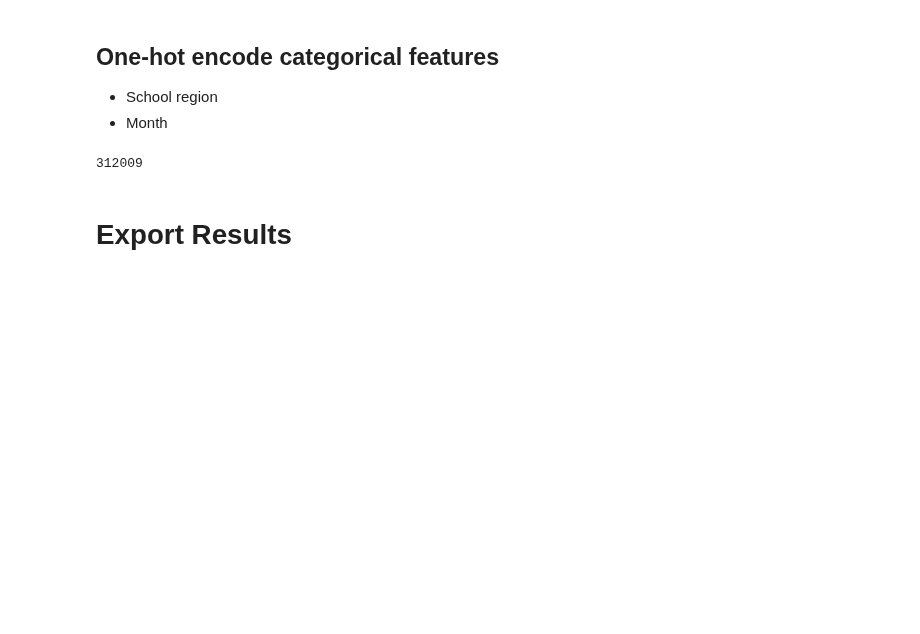
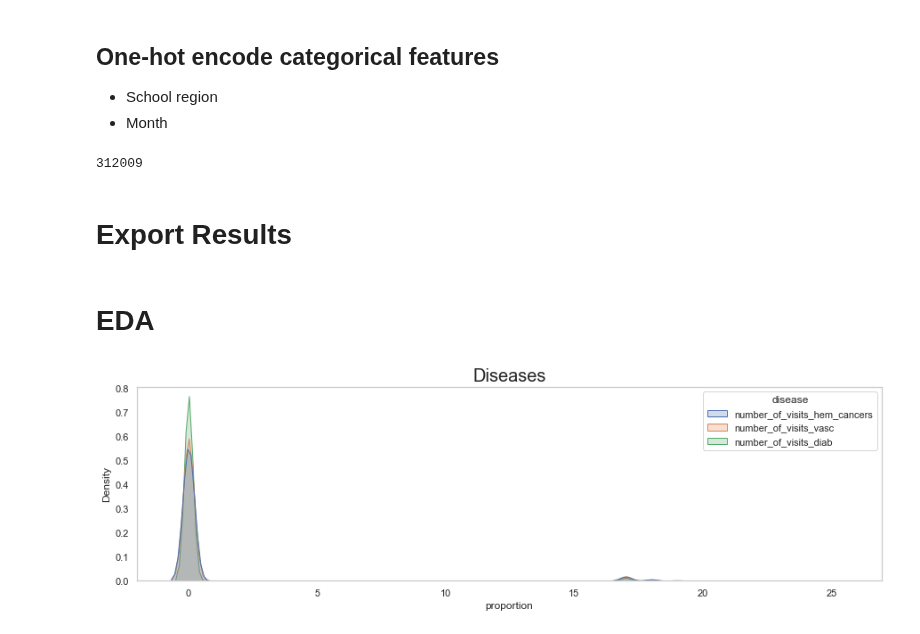
Before and after one commit to mattslyons/JLPS_capstone_project, a Jupyter notebook: modeling/feature_eng_4_modeling.ipynb, the cells around one changed output. Cells and saved outputs as stored; diff of their text form; code cells hidden in the pictures; blank space fills up the shorter version.

```diff
--- a/modeling/feature_eng_4_modeling.ipynb
+++ b/modeling/feature_eng_4_modeling.ipynb
@@ -198,6 +202,7 @@ def create_rolling_avg(df, num_months=6):
   return df
 
 
+df_avgs = create_rolling_avg(df_avgs, 1)
 df_avgs = create_rolling_avg(df_avgs, 6)
 df_avgs = create_rolling_avg(df_avgs, 9)
 df_avgs = create_rolling_avg(df_avgs, 12)
@@ -207,6 +212,9 @@ df_avgs = create_rolling_avg(df_avgs, 24)
 # df_avgs['pm25_6mo_count'] = df_avgs.groupby('school_zip')['pm25'].apply(lambda x: x.rolling(6, 1, closed='left').apply(lambda x: len(x)))
 # df_avgs['pm25_9mo_count'] = df_avgs.groupby('school_zip')['pm25'].apply(lambda x: x.rolling(9, 1, closed='left').apply(lambda x: len(x)))
 # df_avgs['pm25_12mo_count'] = df_avgs.groupby('school_zip')['pm25'].apply(lambda x: x.rolling(12, 1, closed='left').apply(lambda x: len(x)))
+
+# get pm25 for last month
+df_avgs = df_avgs.rename(columns={'pm25_r1': 'pm25_last_month'})
 # %% [markdown]
 5 schools have some time gaps. But only 5 of them. So not too much to worry about.
 # %%
@@ -276,3 +284,17 @@ df_grp.shape[0]
 # Export Results
 # %%
 df_grp.to_csv(os.path.join(data_path, 'modeling_data/modeling_data_2022-10-15.csv'), index=False)
+# %% [markdown]
+# EDA
+# %%
+df_melt = pd.melt(df_grp,
+              value_vars=['number_of_visits_hem_cancers', 'number_of_visits_vasc', 'number_of_visits_diab'],
+              var_name='disease', value_name='proportion')
+sns.set(rc = {'figure.figsize':(15,4)})
+sns.set_style("whitegrid", {'axes.grid' : False})
+
+sns.kdeplot(data=df_melt, x="proportion", hue='disease', bw_adjust=.8, fill=True)\
+  .set_title("Diseases", size=20)
+print('')
+# %% [output]
+[figure, added]
```
Also changed, not shown: parts of 4 cells of this notebook.
